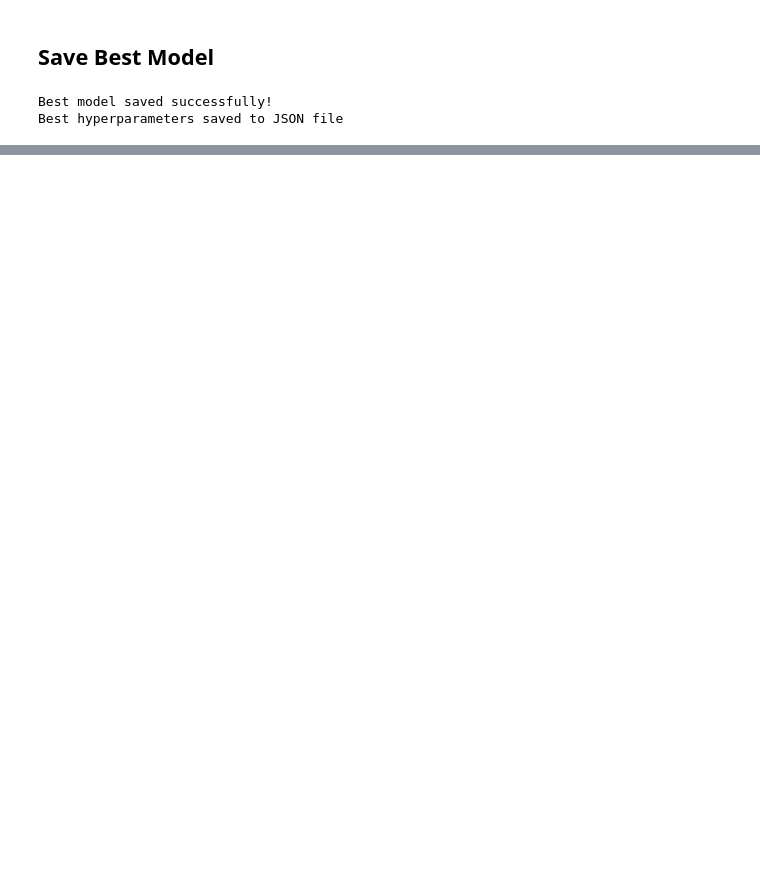
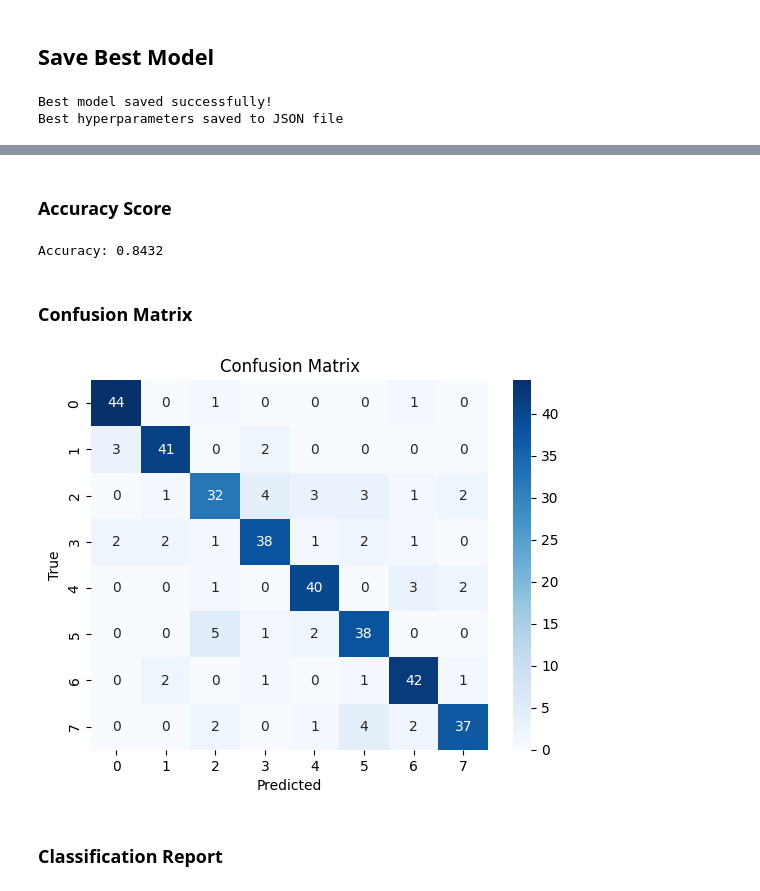
Before and after one commit to gooners006/MSE, a Jupyter notebook: AIN501/Lab 4/Lab_4.ipynb, the cells around one changed output, grey strips where cells are left out. Drawn from its saved outputs; the diff is of its cells as text; code cells hidden in the pictures; blank space fills up the shorter version.

```diff
--- a/AIN501/Lab 4/Lab_4.ipynb
+++ b/AIN501/Lab 4/Lab_4.ipynb
@@ -1873,0 +1877,4 @@ Best hyperparameters saved to JSON file
+# %%
+y_pred = best_model.predict(X_test)
+y_pred_classes = np.argmax(y_pred, axis=1)
+y_true_classes = np.argmax(y_test_cat, axis=1)
@@ -1873,0 +1883,20 @@ Best hyperparameters saved to JSON file
+# %% [markdown]
+### Accuracy Score
+# %%
+accuracy = accuracy_score(y_true_classes, y_pred_classes)
+print(f"Accuracy: {accuracy:.4f}")
+# %% [output]
+Accuracy: 0.8432
+# %% [markdown]
+### Confusion Matrix
+# %%
+conf_matrix = confusion_matrix(y_true_classes, y_pred_classes)
+sns.heatmap(conf_matrix, annot=True, fmt="d", cmap="Blues")
+plt.xlabel("Predicted")
+plt.ylabel("True")
+plt.title("Confusion Matrix")
+plt.show()
+# %% [output]
+[figure, added]
+# %% [markdown]
+### Classification Report
```
Also changed, not shown: parts of 33 cells of this notebook.
